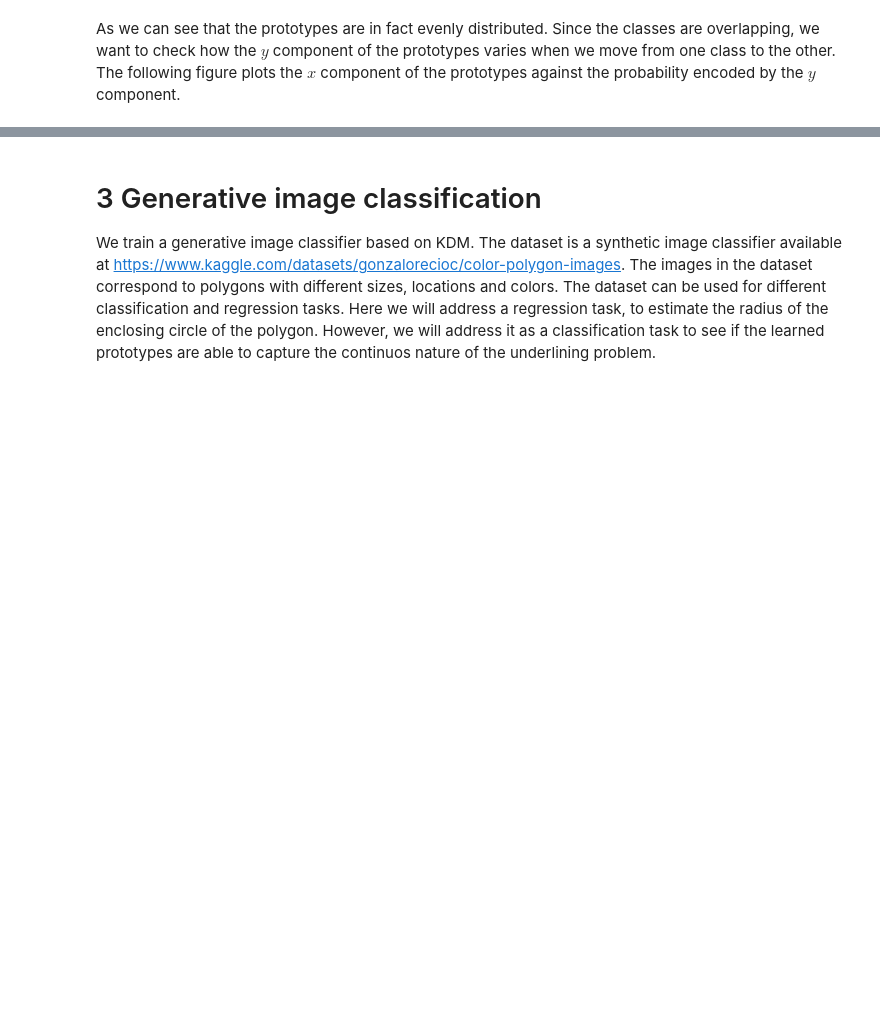
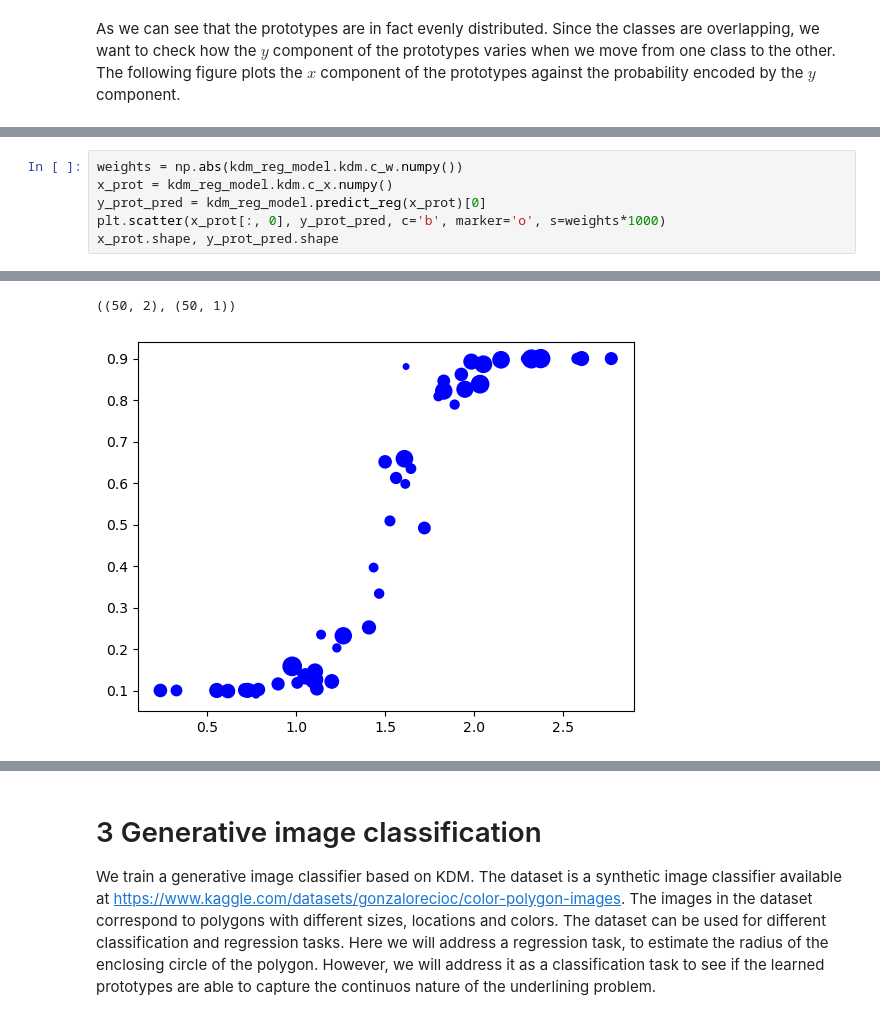
Before and after one commit to fagonzalezo/kdm, a Jupyter notebook: examples/kdm_generative_regress.ipynb, the cells around one changed output, grey strips where cells are left out. Saved outputs shown, nothing was run; the diff lists cells and outputs as text; blank space fills up the shorter version.

```diff
--- a/examples/kdm_generative_regress.ipynb
+++ b/examples/kdm_generative_regress.ipynb
@@ -215,0 +237,7 @@ plt.show()
+# %%
+weights = np.abs(kdm_reg_model.kdm.c_w.numpy())
+x_prot = kdm_reg_model.kdm.c_x.numpy()
+y_prot_pred = kdm_reg_model.predict_reg(x_prot)[0]
+plt.scatter(x_prot[:, 0], y_prot_pred, c='b', marker='o', s=weights*1000)
+x_prot.shape, y_prot_pred.shape
+# %% [output]
@@ -215,0 +245,2 @@ plt.show()
+((50, 2), (50, 1))
+[figure, added]
```
Also changed, not shown: parts of 20 cells of this notebook.
